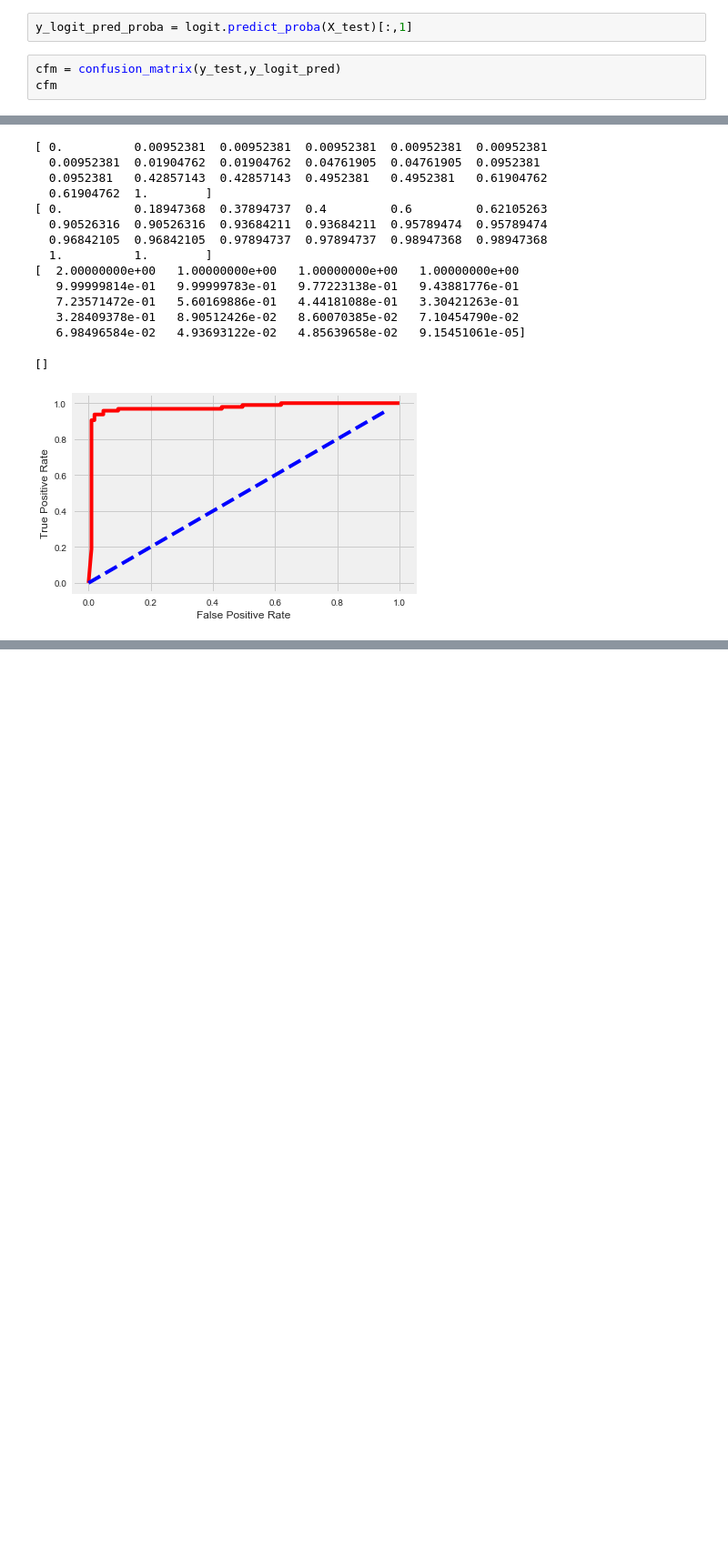
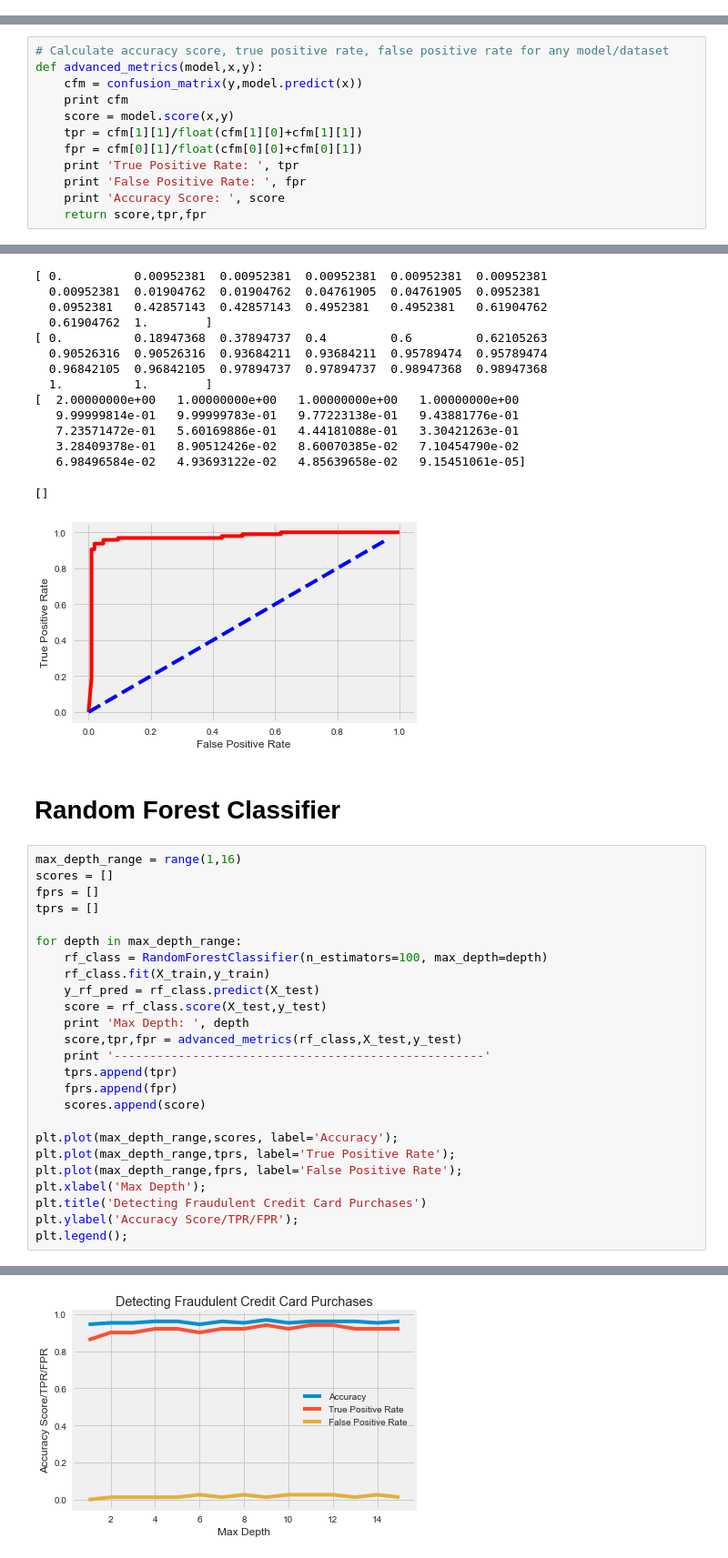
Before and after one commit to clbaechtold/ds5k_homework, a Jupyter notebook: final_project/credit_card_fraud.ipynb, the cells around one changed output, grey strips where cells are left out. Shown at 91% size. Drawn from its saved outputs; the diff is of its cells as text; blank space fills up the shorter version.

Commit message:
random forest

```diff
--- a/final_project/credit_card_fraud.ipynb
+++ b/final_project/credit_card_fraud.ipynb
@@ -111,5 +126,0 @@ y_logit_pred = logit.predict(X_test)
-# %%
-y_logit_pred_proba = logit.predict_proba(X_test)[:,1]
-# %%
-cfm = confusion_matrix(y_test,y_logit_pred)
-cfm
@@ -127,0 +127,12 @@ False Positive Rate (Test Set):  0.047619047619
+# %%
+# Calculate accuracy score, true positive rate, false positive rate for any model/dataset
+def advanced_metrics(model,x,y):
+    cfm = confusion_matrix(y,model.predict(x))
+    print cfm
+    score = model.score(x,y)
+    tpr = cfm[1][1]/float(cfm[1][0]+cfm[1][1])
+    fpr = cfm[0][1]/float(cfm[0][0]+cfm[0][1])
+    print 'True Positive Rate: ', tpr
+    print 'False Positive Rate: ', fpr
+    print 'Accuracy Score: ', score
+    return score,tpr,fpr
@@ -171,3 +184,31 @@ plt.plot()
    6.98496584e-02   4.93693122e-02   4.85639658e-02   9.15451061e-05]
 []
 [figure]
+# %% [markdown]
+# Random Forest Classifier
+# %%
+max_depth_range = range(1,16)
+scores = []
+fprs = []
+tprs = []
+
+for depth in max_depth_range:
+    rf_class = RandomForestClassifier(n_estimators=100, max_depth=depth)
+    rf_class.fit(X_train,y_train)
+    y_rf_pred = rf_class.predict(X_test)
+    score = rf_class.score(X_test,y_test)
+    print 'Max Depth: ', depth
+    score,tpr,fpr = advanced_metrics(rf_class,X_test,y_test)
+    print '----------------------------------------------------'
+    tprs.append(tpr)
+    fprs.append(fpr)
+    scores.append(score)
+
+plt.plot(max_depth_range,scores, label='Accuracy');
+plt.plot(max_depth_range,tprs, label='True Positive Rate');
+plt.plot(max_depth_range,fprs, label='False Positive Rate');
+plt.xlabel('Max Depth');
+plt.title('Detecting Fraudulent Credit Card Purchases')
+plt.ylabel('Accuracy Score/TPR/FPR');
+plt.legend();
+# %% [output]
@@ -173,0 +232 @@ plt.plot()
+[figure, added]
```
Also changed, not shown: parts of 30 cells of this notebook.
